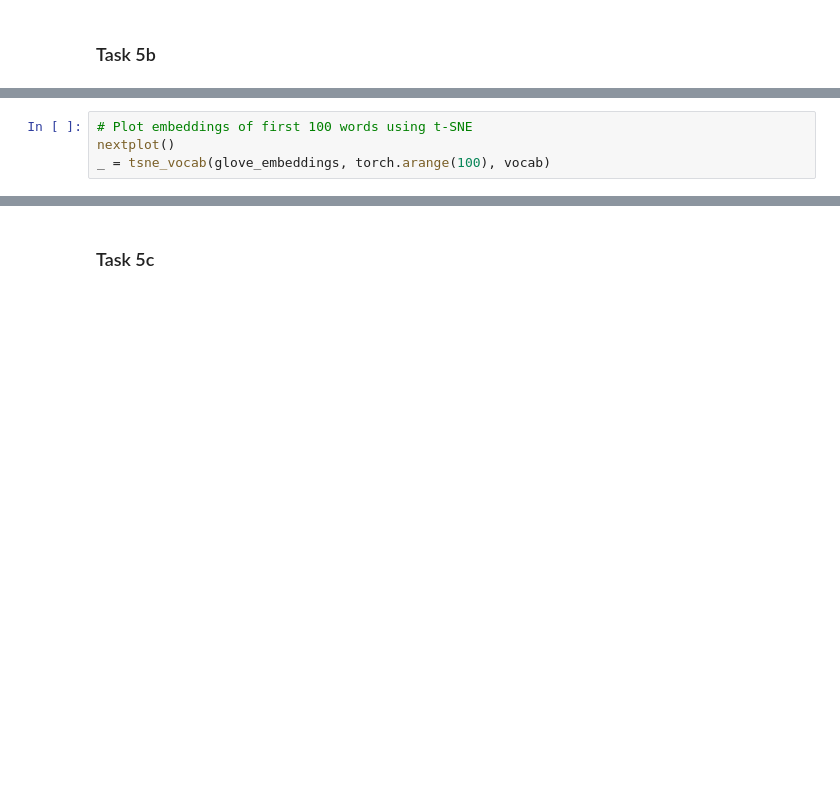
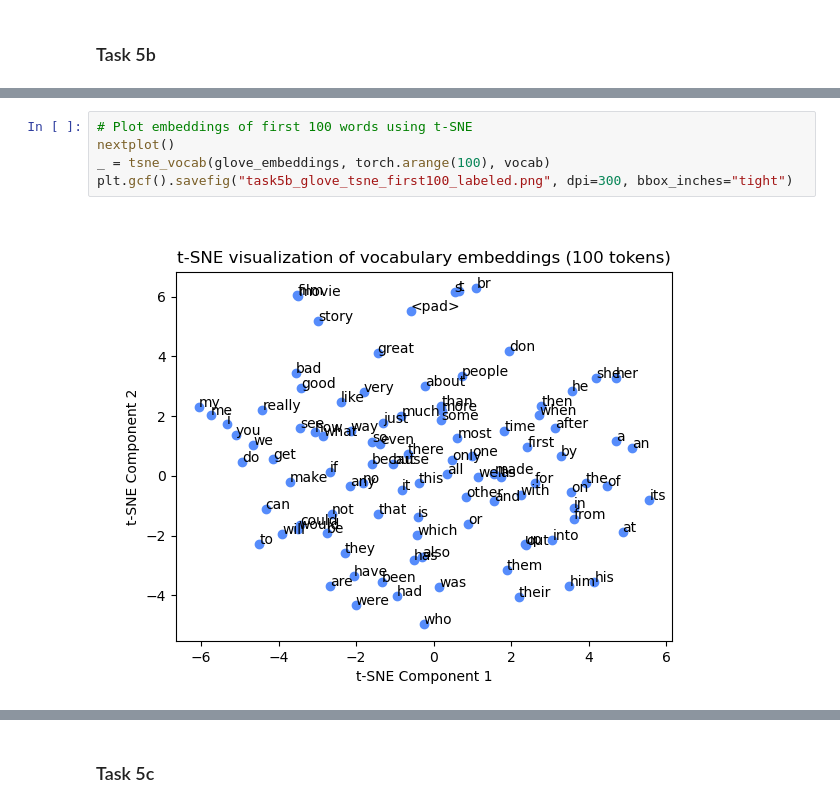
Before and after one commit to nghhai96/DL-Assignment, a Jupyter notebook: a03-rnn/python/a03_5.ipynb, the cells around one changed output, grey strips where cells are left out. Cells and saved outputs as stored; diff of their text form; blank space fills up the shorter version.

```diff
--- a/a03-rnn/python/a03_5.ipynb
+++ b/a03-rnn/python/a03_5.ipynb
@@ -45,7 +65,10 @@ glove_embeddings(torch.tensor(vocab["movie"], device=DEVICE))
 # %%
 # Plot embeddings of first 100 words using t-SNE
 nextplot()
 _ = tsne_vocab(glove_embeddings, torch.arange(100), vocab)
+plt.gcf().savefig("task5b_glove_tsne_first100_labeled.png", dpi=300, bbox_inches="tight")
+# %% [output]
+[figure, added]
 # %%
 # You can also specify colors and/or drop the item labels
 nextplot()
```
Also changed, not shown: parts of 10 cells of this notebook, 14 other files.
